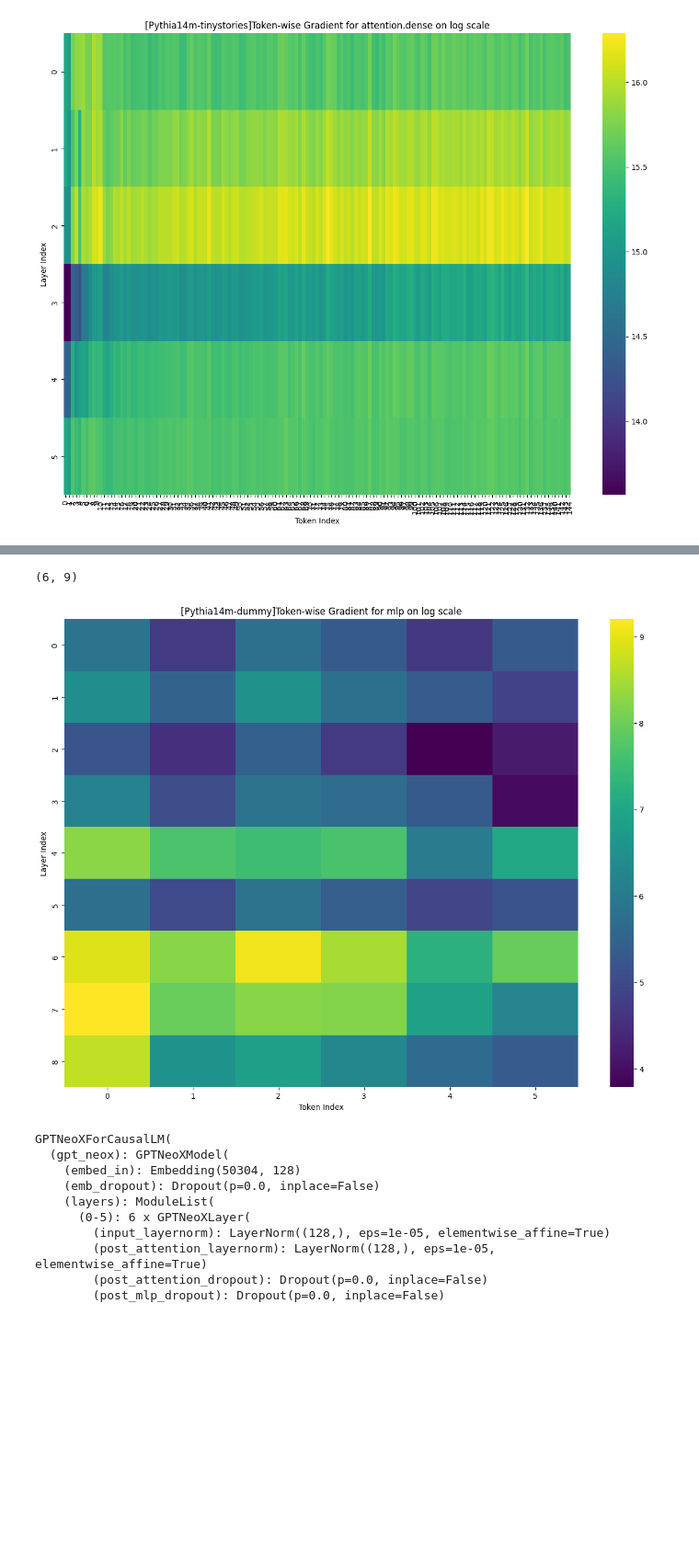
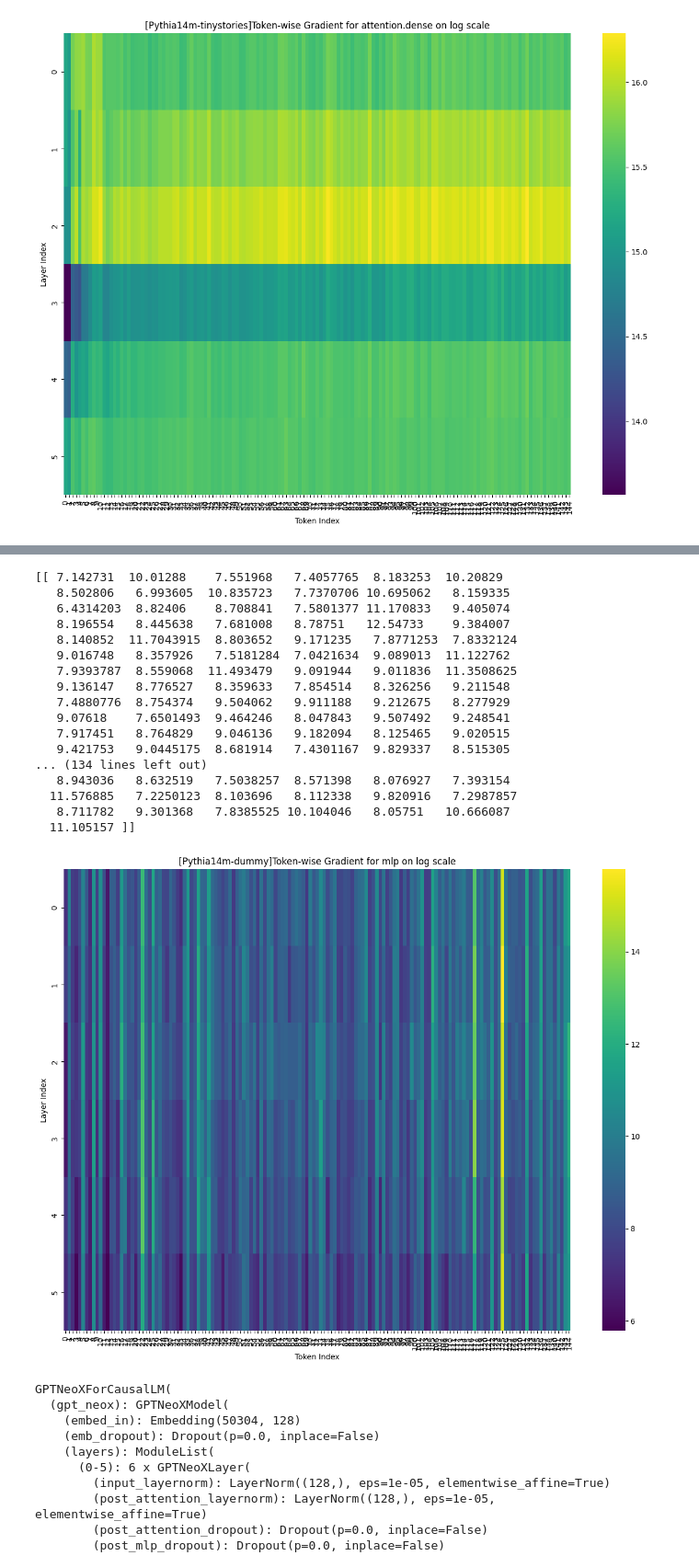
Before and after one commit to MaheepChaudhary/Transit, a Jupyter notebook: scrap/Tutoring.ipynb, the cells around one changed output, grey strips where cells are left out. Shown: that part at 92% size. Cells and saved outputs as stored; diff of their text form; code cells hidden in the pictures; blank space fills up the shorter version.

```diff
--- a/scrap/Tutoring.ipynb
+++ b/scrap/Tutoring.ipynb
@@ -992,20 +1063,35 @@ for layer_idx in range(6):
 # %%
 # Ensure all_p is a numpy array
 all_p_array = np.array(all_p)
 all_p_array = np.log(all_p_array)
-print(all_p_array.shape)
 
 # Visualize the gradients using a heatmap
 plt.figure(figsize=(15, 11))
-sns.heatmap(all_p_array.T, cmap='viridis', cbar=True, yticklabels=range(all_p_array.shape[1]), xticklabels=range(all_p_array.shape[0]))
+sns.heatmap(all_p_array, cmap='viridis', cbar=True, yticklabels=range(all_p_array.shape[0]), xticklabels=range(all_p_array.shape[1]))
 plt.xlabel('Token Index')
 plt.ylabel('Layer Index')
 plt.title(f'[Pythia14m-dummy]Token-wise Gradient for mlp on log scale')
 # plt.savefig(f"figures/{self.dataset_name}/{self.model_name}/gradient_{name}.png")
 plt.show()
 # %% [output]
-(6, 9)
+[[ 7.142731  10.01288    7.551968   7.4057765  8.183253  10.20829
+   8.502806   6.993605  10.835723   7.7370706 10.695062   8.159335
+   6.4314203  8.82406    8.708841   7.5801377 11.170833   9.405074
+   8.196554   8.445638   7.681008   8.78751   12.54733    9.384007
+   8.140852  11.7043915  8.803652   9.171235   7.8771253  7.8332124
+   9.016748   8.357926   7.5181284  7.0421634  9.089013  11.122762
+   7.9393787  8.559068  11.493479   9.091944   9.011836  11.3508625
+   9.136147   8.776527   8.359633   7.854514   8.326256   9.211548
+   7.4880776  8.754374   9.504062   9.911188   9.212675   8.277929
+   9.07618    7.6501493  9.464246   8.047843   9.507492   9.248541
+   7.917451   8.764829   9.046136   9.182094   8.125465   9.020515
+   9.421753   9.0445175  8.681914   7.4301167  9.829337   8.515305
+... (134 lines left out)
+   8.943036   8.632519   7.5038257  8.571398   8.076927   7.393154
+  11.576885   7.2250123  8.103696   8.112338   9.820916   7.2987857
+   8.711782   9.301368   7.8385525 10.104046   8.05751   10.666087
+  11.105157 ]]
-[figure, old version]
+[figure, new version]
 # %%
 model
 # %% [output]
```
Also changed, not shown: parts of 3 cells of this notebook.
